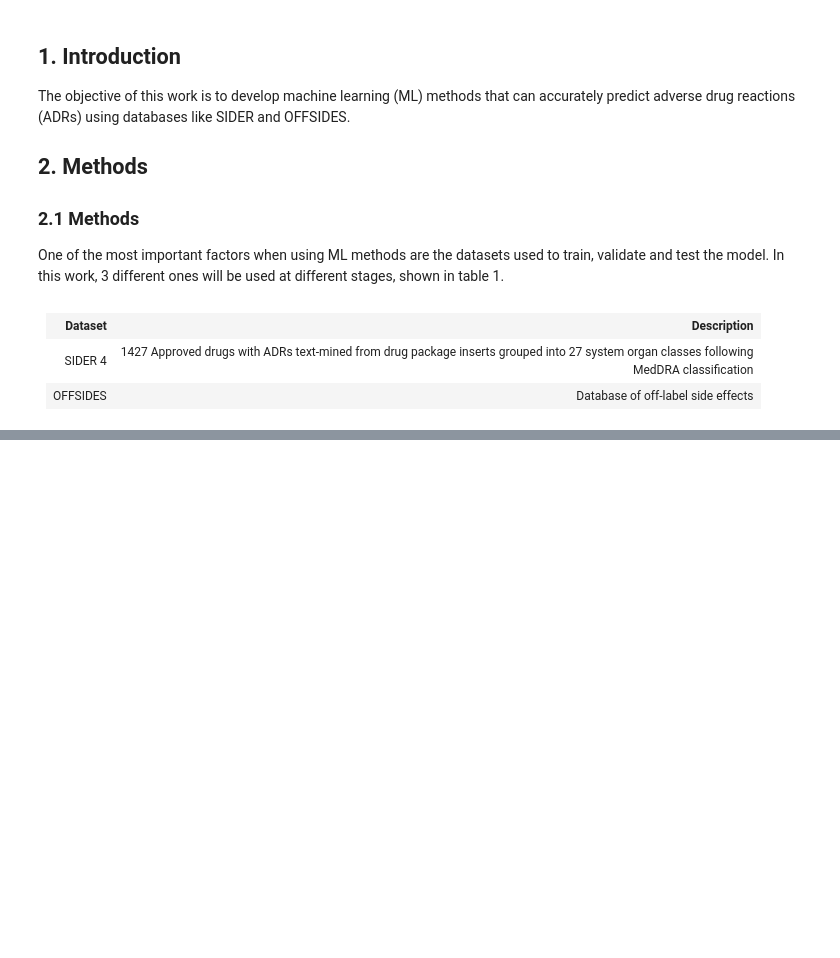
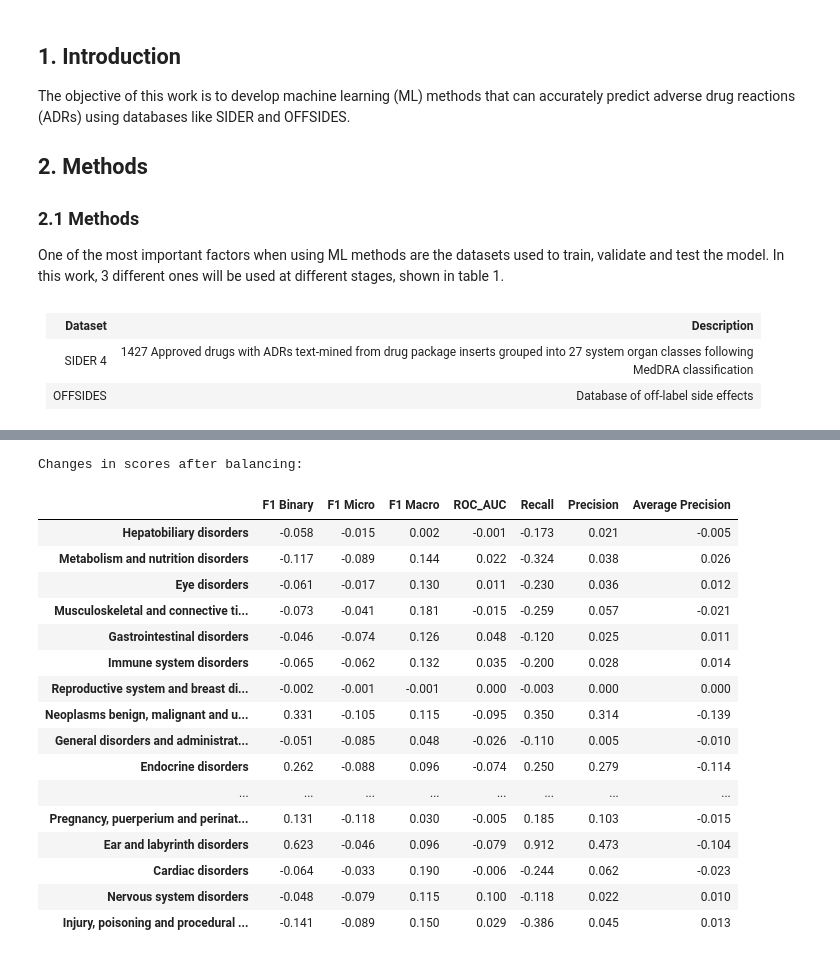
Before and after one commit to ricardoamferreira/Predicting-Adverse-Drug-Reactions-with-Machine-Learning, a Jupyter notebook: Predicting Adverse Drug Reactions With Machine Learning.ipynb, the cells around one changed output, grey strips where cells are left out. Cells and saved outputs as stored; diff of their text form; code cells hidden in the pictures; blank space fills up the shorter version.

```diff
--- a/Predicting Adverse Drug Reactions With Machine Learning.ipynb
+++ b/Predicting Adverse Drug Reactions With Machine Learning.ipynb
@@ -231,0 +289,23 @@ Average Precision score: Mean: 0.187 (Std: 0.049)
+# %%
+diff_bal_svc = base_bal_svc_report - base_svc_report
+print("Changes in scores after balancing:")
+diff_bal_svc
+# %% [output]
+Changes in scores after balancing:
+|  | F1 Binary | F1 Micro | F1 Macro | ROC_AUC | Recall | Precision | Average Precision |
+| Hepatobiliary disorders | -0.058 | -0.015 | 0.002 | -0.001 | -0.173 | 0.021 | -0.005 |
+| Metabolism and nutrition disorders | -0.117 | -0.089 | 0.144 | 0.022 | -0.324 | 0.038 | 0.026 |
+| Eye disorders | -0.061 | -0.017 | 0.130 | 0.011 | -0.230 | 0.036 | 0.012 |
+| Musculoskeletal and connective ti... | -0.073 | -0.041 | 0.181 | -0.015 | -0.259 | 0.057 | -0.021 |
+| Gastrointestinal disorders | -0.046 | -0.074 | 0.126 | 0.048 | -0.120 | 0.025 | 0.011 |
+| Immune system disorders | -0.065 | -0.062 | 0.132 | 0.035 | -0.200 | 0.028 | 0.014 |
+| Reproductive system and breast di... | -0.002 | -0.001 | -0.001 | 0.000 | -0.003 | 0.000 | 0.000 |
+| Neoplasms benign, malignant and u... | 0.331 | -0.105 | 0.115 | -0.095 | 0.350 | 0.314 | -0.139 |
+| General disorders and administrat... | -0.051 | -0.085 | 0.048 | -0.026 | -0.110 | 0.005 | -0.010 |
+| Endocrine disorders | 0.262 | -0.088 | 0.096 | -0.074 | 0.250 | 0.279 | -0.114 |
+| ... | ... | ... | ... | ... | ... | ... | ... |
+| Pregnancy, puerperium and perinat... | 0.131 | -0.118 | 0.030 | -0.005 | 0.185 | 0.103 | -0.015 |
+| Ear and labyrinth disorders | 0.623 | -0.046 | 0.096 | -0.079 | 0.912 | 0.473 | -0.104 |
+| Cardiac disorders | -0.064 | -0.033 | 0.190 | -0.006 | -0.244 | 0.062 | -0.023 |
+| Nervous system disorders | -0.048 | -0.079 | 0.115 | 0.100 | -0.118 | 0.022 | 0.010 |
+| Injury, poisoning and procedural ... | -0.141 | -0.089 | 0.150 | 0.029 | -0.386 | 0.045 | 0.013 |
```
Also changed, not shown: parts of 20 cells of this notebook, 4 other files.
